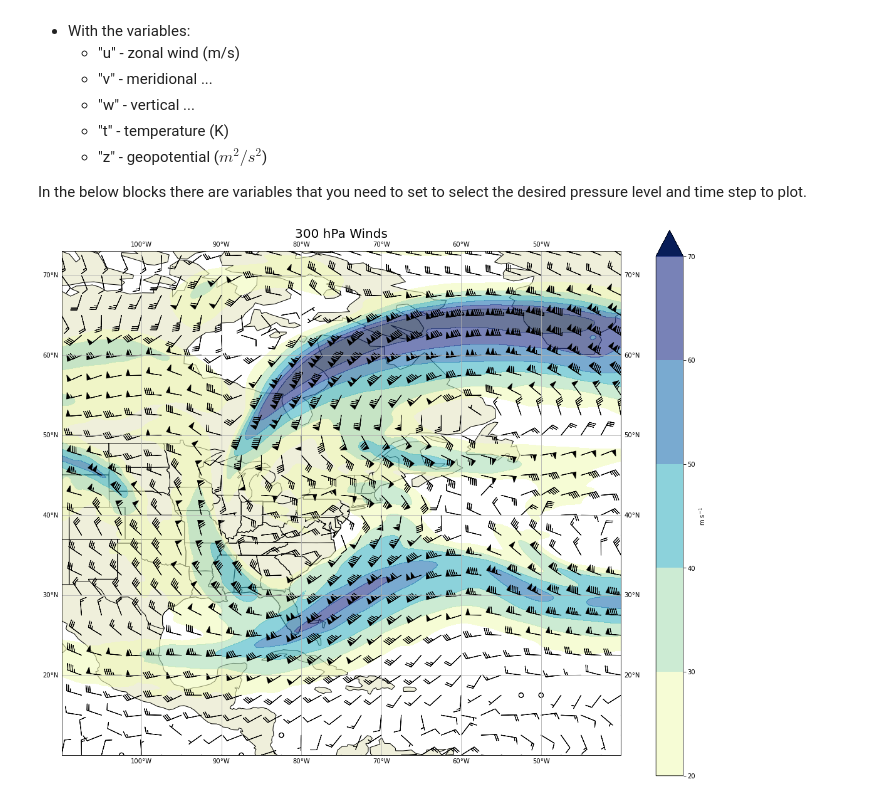
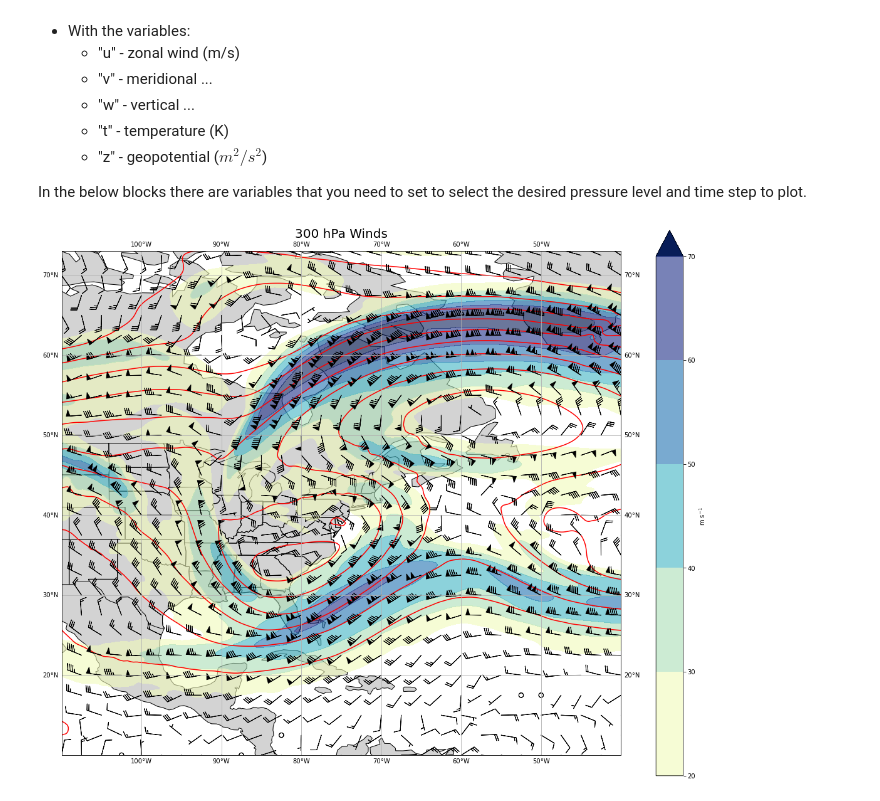
Before and after one commit to jhruppert/OU-Dynamics-3123, a Jupyter notebook: HW3.ipynb, the cells around one changed output. Saved outputs shown, nothing was run; the diff lists cells and outputs as text; code cells hidden in the pictures.

```diff
--- a/HW3.ipynb
+++ b/HW3.ipynb
@@ -60,33 +63,37 @@ v = v * mps_to_kts
 # make 2d lat, lon grid to match u, v size
 lat, lon = np.meshgrid(nc.variables['latitude'][:], nc.variables['longitude'][:], indexing='ij')
+# %%
+geoz = nc.variables['z'][itime, :, :]/9.81/10 # m2/s2 --> m --> dam
 # %%
 # select plotting area
 plt_area=[-110, -40, 10, 70] # W,E,S,N
 
 spacing=10 #barbspacing (smaller if zoomed in)
 
 # create figure
 fig = plt.figure(figsize=(20,16))
 ax = fig.add_subplot(111,projection=cartopy.crs.PlateCarree())
 ax.set_title(pressure + ' hPa Winds', fontsize=20)
 
-# contourf for wind speed shading
+# contour for wind speed shading
 im = ax.contourf(lon, lat, spd, np.arange(20, np.nanmax(spd), 10), cmap='YlGnBu', alpha=0.6, extend='max',projection=cartopy.crs.PlateCarree(), zorder=2)
 cbar = plt.colorbar(im, ax=ax); cbar.ax.set_ylabel('m s$^{-1}$')
+
+im = ax.contour(lon, lat, geoz, np.arange(800, 1000, 10), colors='red', projection=cartopy.crs.PlateCarree(), zorder=2)
 
 # wind barbs
 ax.barbs(lon[::spacing,::spacing], lat[::spacing,::spacing], u[::spacing,::spacing], v[::spacing,::spacing], zorder=2)
 
 # add map features
-ax.add_feature(cartopy.feature.LAND) #land color
+ax.add_feature(cartopy.feature.LAND,facecolor="lightgray") #land color
 # ax.add_feature(cartopy.feature.OCEAN) #ocean color
 ax.add_feature(cartopy.feature.COASTLINE)
 ax.add_feature(cartopy.feature.STATES)
 ax.gridlines(draw_labels=True, dms=True, x_inline=False, y_inline=False)
 
 # Zoom into selected area (comment this out to plot entire available area)
 ax.set_extent(plt_area)
 
 plt.show()
 # %% [output]
-[figure, old version]
+[figure, new version]
```
Also changed, not shown: parts of 1 cell of this notebook.
